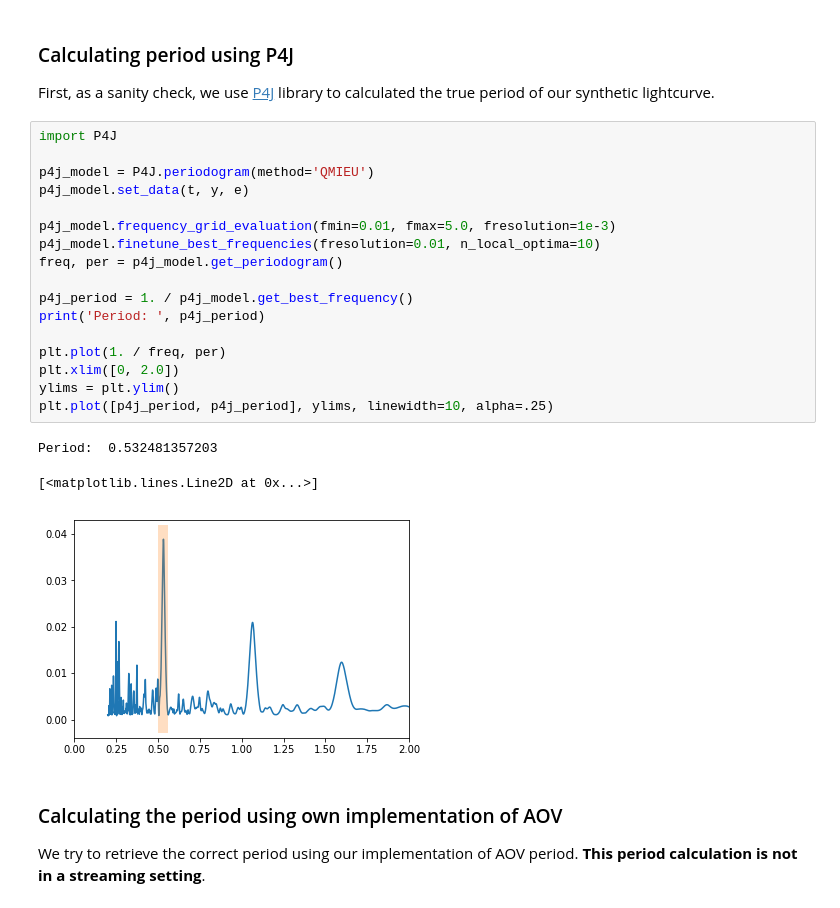
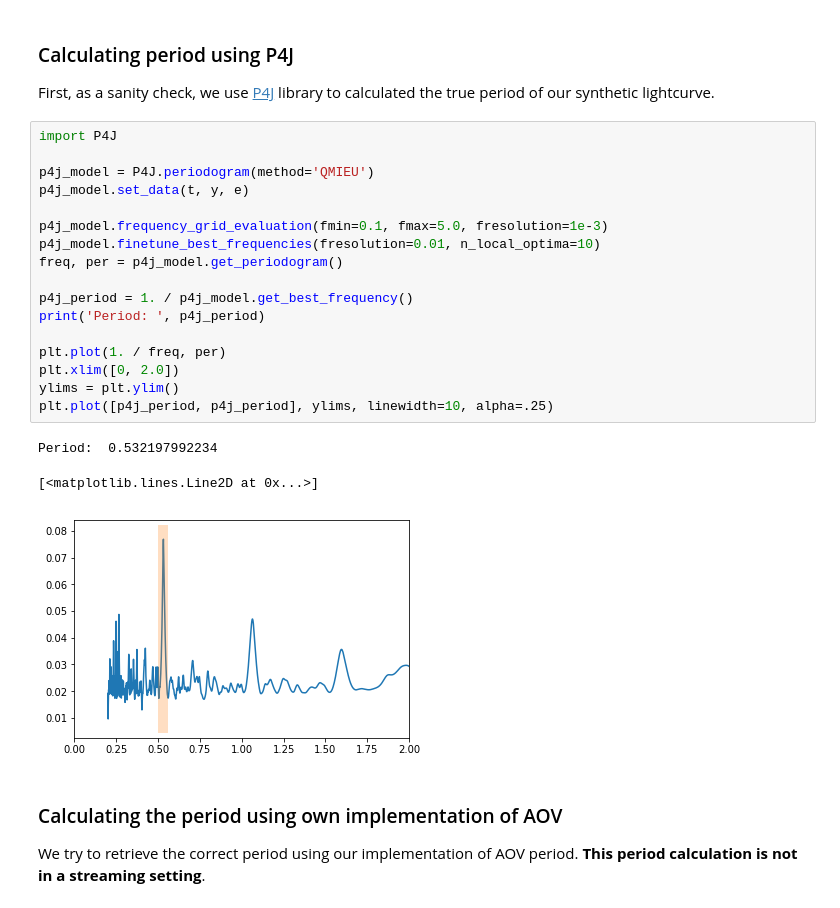
Before and after one commit to trannguyenle95/variational-gmm, a Jupyter notebook: streaming-aov-periodogram.ipynb, the cells around one changed output. Drawn from its saved outputs; the diff is of its cells as text.

```diff
--- a/streaming-aov-periodogram.ipynb
+++ b/streaming-aov-periodogram.ipynb
@@ -49,24 +47,24 @@ First, as a sanity check, we use [P4J](https://github.com/phuijse/P4J) library t
 # %%
 import P4J
 
 p4j_model = P4J.periodogram(method='QMIEU')
 p4j_model.set_data(t, y, e)
 
-p4j_model.frequency_grid_evaluation(fmin=0.01, fmax=5.0, fresolution=1e-3)
+p4j_model.frequency_grid_evaluation(fmin=0.1, fmax=5.0, fresolution=1e-3)
 p4j_model.finetune_best_frequencies(fresolution=0.01, n_local_optima=10)
 freq, per = p4j_model.get_periodogram()
 
 p4j_period = 1. / p4j_model.get_best_frequency()
 print('Period: ', p4j_period)
 
 plt.plot(1. / freq, per)
 plt.xlim([0, 2.0])
 ylims = plt.ylim()
 plt.plot([p4j_period, p4j_period], ylims, linewidth=10, alpha=.25)
 # %% [output]
-Period:  0.532481357203
+Period:  0.532197992234
 [<matplotlib.lines.Line2D at 0x...>]
-[figure, old version]
+[figure, new version]
 # %% [markdown]
 ### Calculating the period using own implementation of AOV
 
```
Also changed, not shown: parts of 5 cells of this notebook, 3 other files.
